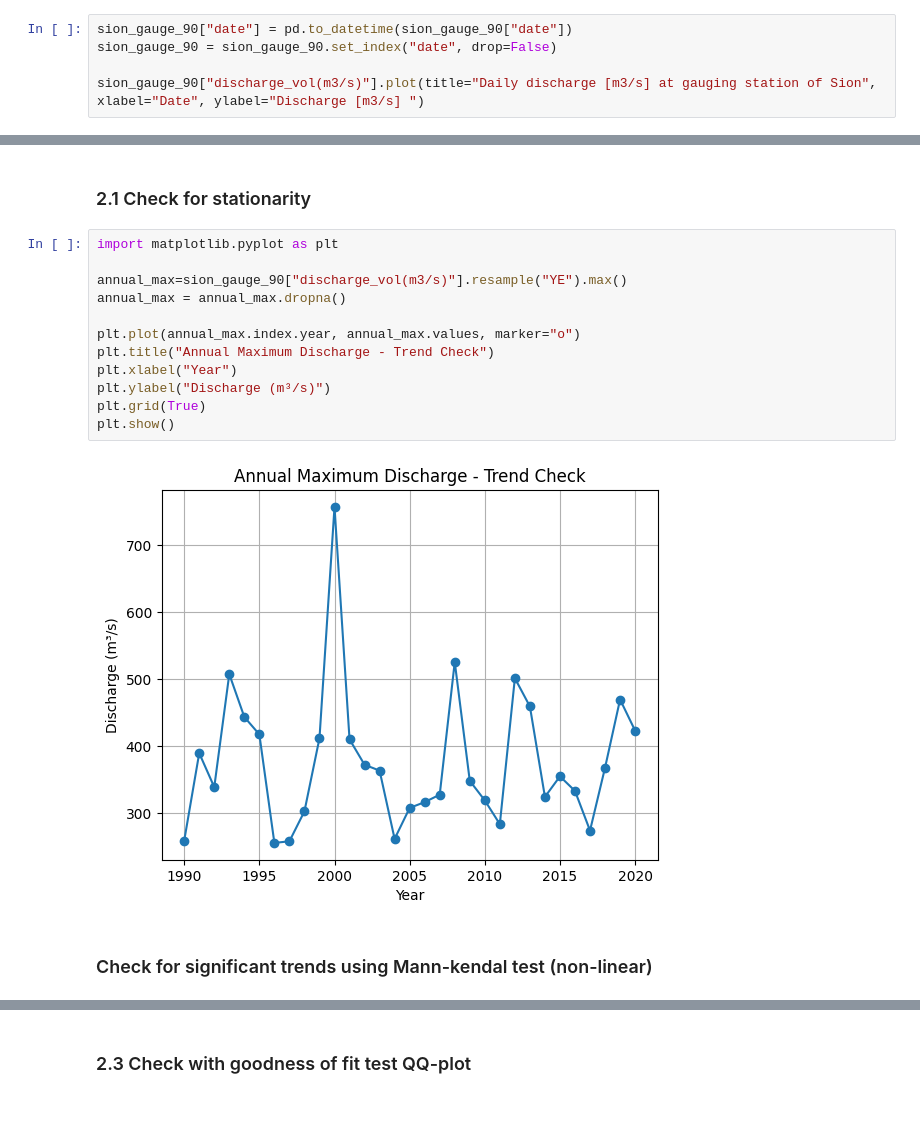
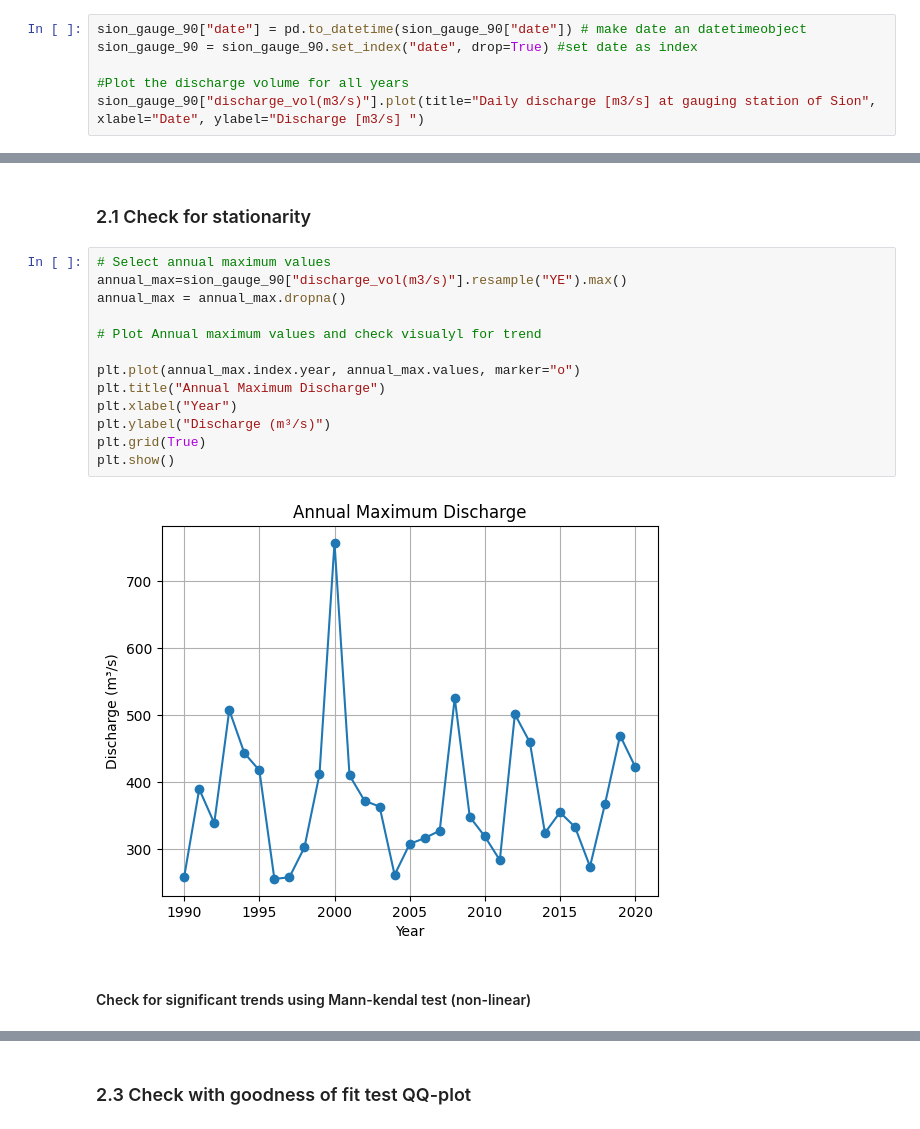
Before and after one commit to javierfeller/stochastic_hydrology, a Jupyter notebook: notebooks/script.ipynb, the cells around one changed output, grey strips where cells are left out. Cells and saved outputs as stored; diff of their text form.

```diff
--- a/notebooks/script.ipynb
+++ b/notebooks/script.ipynb
@@ -102,9 +126,10 @@ sion_gauge_90.head(3)
 # %% [markdown]
 #### Sion gauging station - Rhone - Daily discharge frequency diagram 1990-2020
 # %%
-sion_gauge_90["date"] = pd.to_datetime(sion_gauge_90["date"])
-sion_gauge_90 = sion_gauge_90.set_index("date", drop=False)
+sion_gauge_90["date"] = pd.to_datetime(sion_gauge_90["date"]) # make date an datetimeobject
+sion_gauge_90 = sion_gauge_90.set_index("date", drop=True) #set date as index
 
+#Plot the discharge volume for all years
 sion_gauge_90["discharge_vol(m3/s)"].plot(title="Daily discharge [m3/s] at gauging station of Sion", xlabel="Date", ylabel="Discharge [m3/s] ")
 # %% [output]
 <Axes: title={'center': 'Daily discharge [m3/s] at gauging station of Sion'}, xlabel='Date', ylabel='Discharge [m3/s] '>
@@ -114,21 +139,22 @@ sion_gauge_90["discharge_vol(m3/s)"].plot(title="Daily discharge [m3/s] at gaugi
 # %% [markdown]
 ### 2.1 Check for stationarity
 # %%
-import matplotlib.pyplot as plt
-
+# Select annual maximum values
 annual_max=sion_gauge_90["discharge_vol(m3/s)"].resample("YE").max()
 annual_max = annual_max.dropna()
 
+# Plot Annual maximum values and check visualyl for trend
+
 plt.plot(annual_max.index.year, annual_max.values, marker="o")
-plt.title("Annual Maximum Discharge - Trend Check")
+plt.title("Annual Maximum Discharge")
 plt.xlabel("Year")
 plt.ylabel("Discharge (m³/s)")
 plt.grid(True)
 plt.show()
 # %% [output]
-[figure, old version]
+[figure, new version]
 # %% [markdown]
-### Check for significant trends using Mann-kendal test (non-linear)
+#### Check for significant trends using Mann-kendal test (non-linear)
 # %%
 result = mk.original_test(annual_max.values)
 print(result)
```
Also changed, not shown: parts of 57 cells of this notebook.
